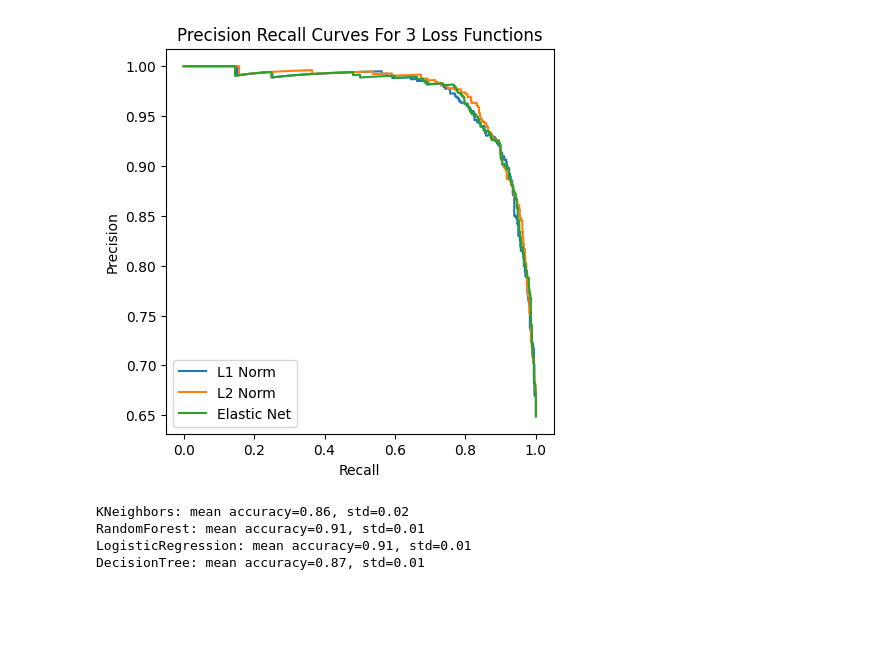
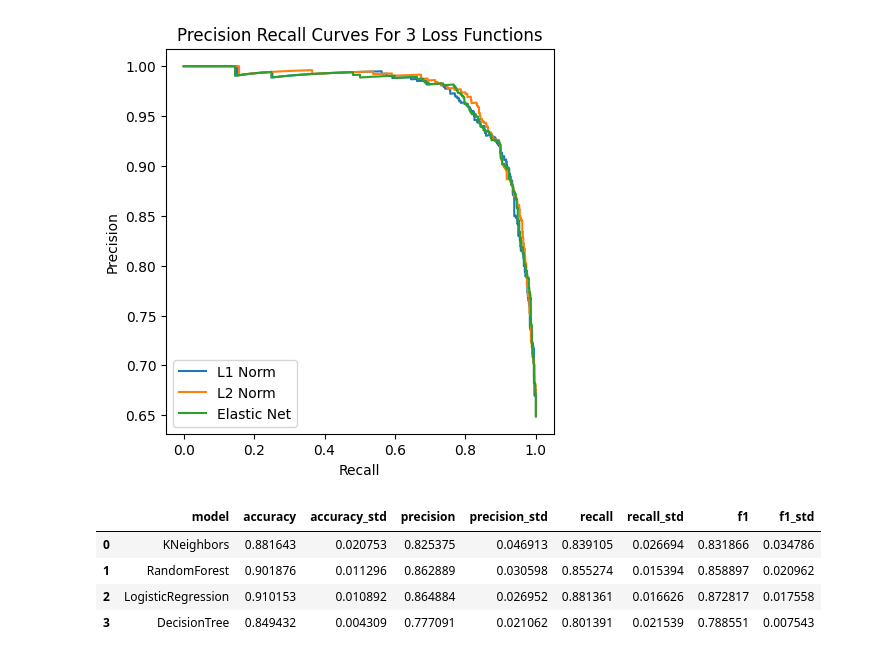
Before and after one commit to ajlukasiewicz/Team_9_MacLearn, a Jupyter notebook: Prediction_of_plant_associated_bacteria.ipynb, the cells around one changed output. Drawn from its saved outputs; the diff is of its cells as text; code cells hidden in the pictures; blank space fills up the shorter version.

```diff
--- a/Prediction_of_plant_associated_bacteria.ipynb
+++ b/Prediction_of_plant_associated_bacteria.ipynb
@@ -353,50 +326,82 @@ plt.plot()
 #Finally, we wanted to perform cross-validation for all 4 models,
 #with the specific parameters we settled upon during individual training and valuation
 
-X = merged_n[selected_features_2].values
+X = merged_n[union_features].values
 y = classif
 
+#evaluation dict
+cross_val = {"model" : [],
+             "accuracy": [],
+             "accuracy_std": [],
+             "precision": [],
+             "precision_std": [],
+             "recall" : [],
+             "recall_std": [],
+             "f1" : [],
+             "f1_std": [],}
 
 # Create a KFold object with k=5
 kf = KFold(n_splits=5, shuffle=True, random_state=42)
 
-# Initialize a dictionary to store the models
+# Initialize a dictionary to store the models; parameters provided by Sarah and Muyoung for their models
 models = {
-    'KNeighbors': KNeighborsClassifier(n_neighbors=15),
+    'KNeighbors': KNeighborsClassifier(n_neighbors=10),
     'RandomForest': RandomForestClassifier(n_estimators=100, max_depth = 12),
     'LogisticRegression': LogisticRegression(max_iter = 500, penalty = 'l1', solver = 'saga'),
     'DecisionTree': DecisionTreeClassifier(max_depth = 12)
 }
 
 # Loop through each model and perform cross-validation
 for name, model in models.items():
-    # Initialize an empty list to store the accuracies
     accuracies = []
+    precision = []
+    recall = []
+    f1 = []
+    roc_auc = []
 
-    # Loop through each fold
     for train_index, test_index in kf.split(X):
-        # Split the data into train and test sets
         X_train, X_test = X[train_index], X[test_index]
         y_train, y_test = y[train_index], y[test_index]
 
         # Train the model on the training data
         model.fit(X_train, y_train)
 
         # Predict the labels of the test data
         y_pred = model.predict(X_test)
 
         # Compute the accuracy score and append it to the list
         accuracy = accuracy_score(y_test, y_pred)
         accuracies.append(accuracy)
 
+        #calculate and print the precision
+        precision.append(precision_score(y_test, y_pred, pos_label = "PA"))
+
+        # calculate and print the recall
+        recall.append(recall_score(y_test, y_pred, pos_label = "PA"))
+
+        # calculate and print the F1 score
+        f1_sc = f1_score(y_test, y_pred, pos_label = 'PA')
+        f1.append(f1_sc)
+
     # Compute the mean and standard deviation of the accuracies
     mean_accuracy = np.mean(accuracies)
     std_accuracy = np.std(accuracies)
 
-    # Print the results
-    print(f'{name}: mean accuracy={mean_accuracy:.2f}, std={std_accuracy:.2f}')
+    cross_val["model"].append(name)
+    cross_val["accuracy"].append(mean_accuracy)
+    cross_val["accuracy_std"].append(std_accuracy)
+    cross_val["precision"].append(np.mean(precision))
+    cross_val["precision_std"].append(np.std(precision))
+    cross_val["recall"].append(np.mean(recall))
+    cross_val["recall_std"].append(np.std(recall))
+    cross_val["f1"].append(np.mean(f1))
+    cross_val["f1_std"].append(np.std(f1))
+
+cross_val = pd.DataFrame.from_dict(cross_val)
+cross_val
 # %% [output]
-KNeighbors: mean accuracy=0.86, std=0.02
-RandomForest: mean accuracy=0.91, std=0.01
-LogisticRegression: mean accuracy=0.91, std=0.01
-DecisionTree: mean accuracy=0.87, std=0.01
+|  | model | accuracy | accuracy_std | precision | precision_std | recall | recall_std | f1 | f1_std |
+| 0 | KNeighbors | 0.881643 | 0.020753 | 0.825375 | 0.046913 | 0.839105 | 0.026694 | 0.831866 | 0.034786 |
+| 1 | RandomForest | 0.901876 | 0.011296 | 0.862889 | 0.030598 | 0.855274 | 0.015394 | 0.858897 | 0.020962 |
+| 2 | LogisticRegression | 0.910153 | 0.010892 | 0.864884 | 0.026952 | 0.881361 | 0.016626 | 0.872817 | 0.017558 |
+| 3 | DecisionTree | 0.849432 | 0.004309 | 0.777091 | 0.021062 | 0.801391 | 0.021539 | 0.788551 | 0.007543 |
```
Also changed, not shown: parts of 9 cells of this notebook.
